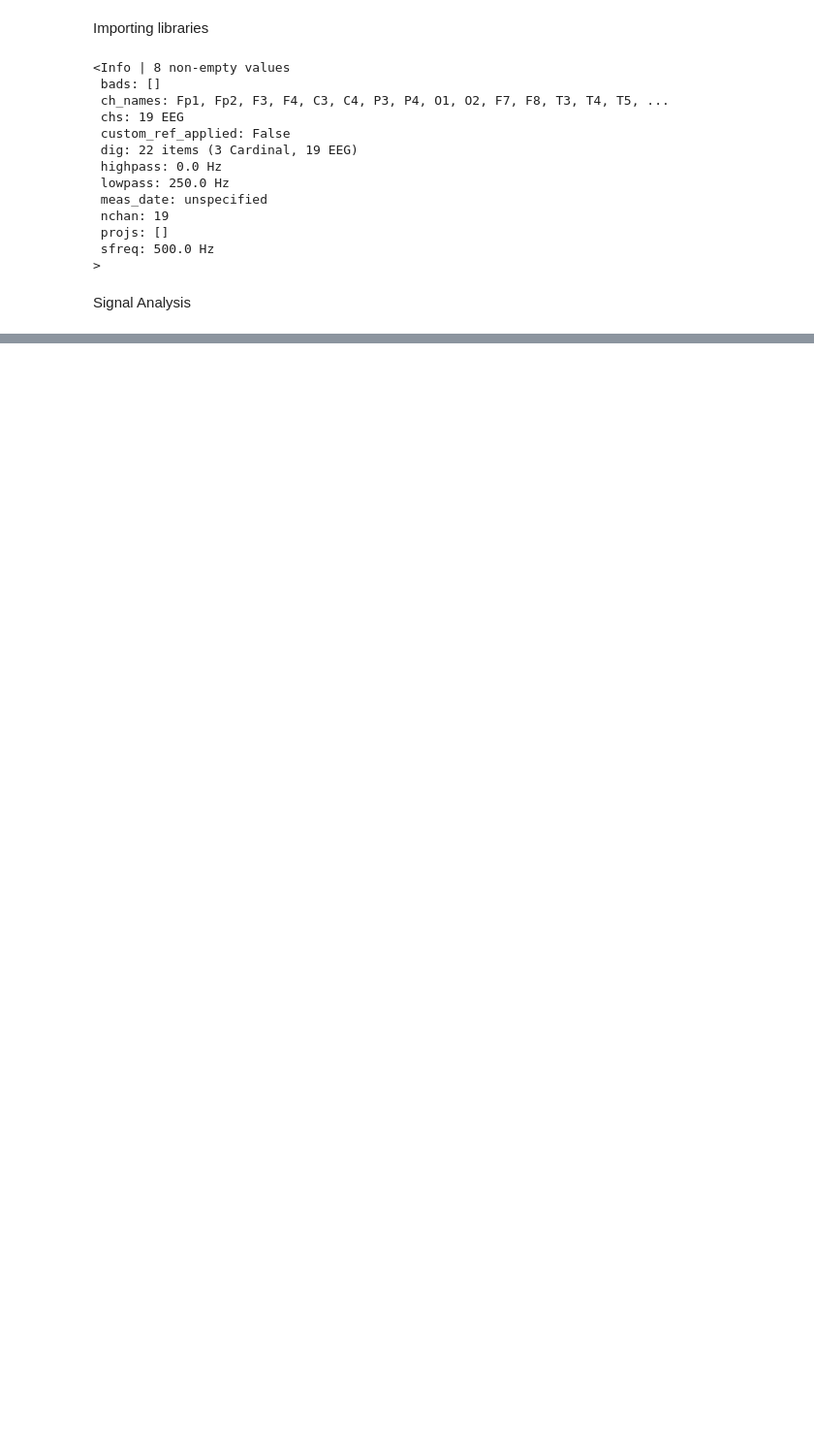
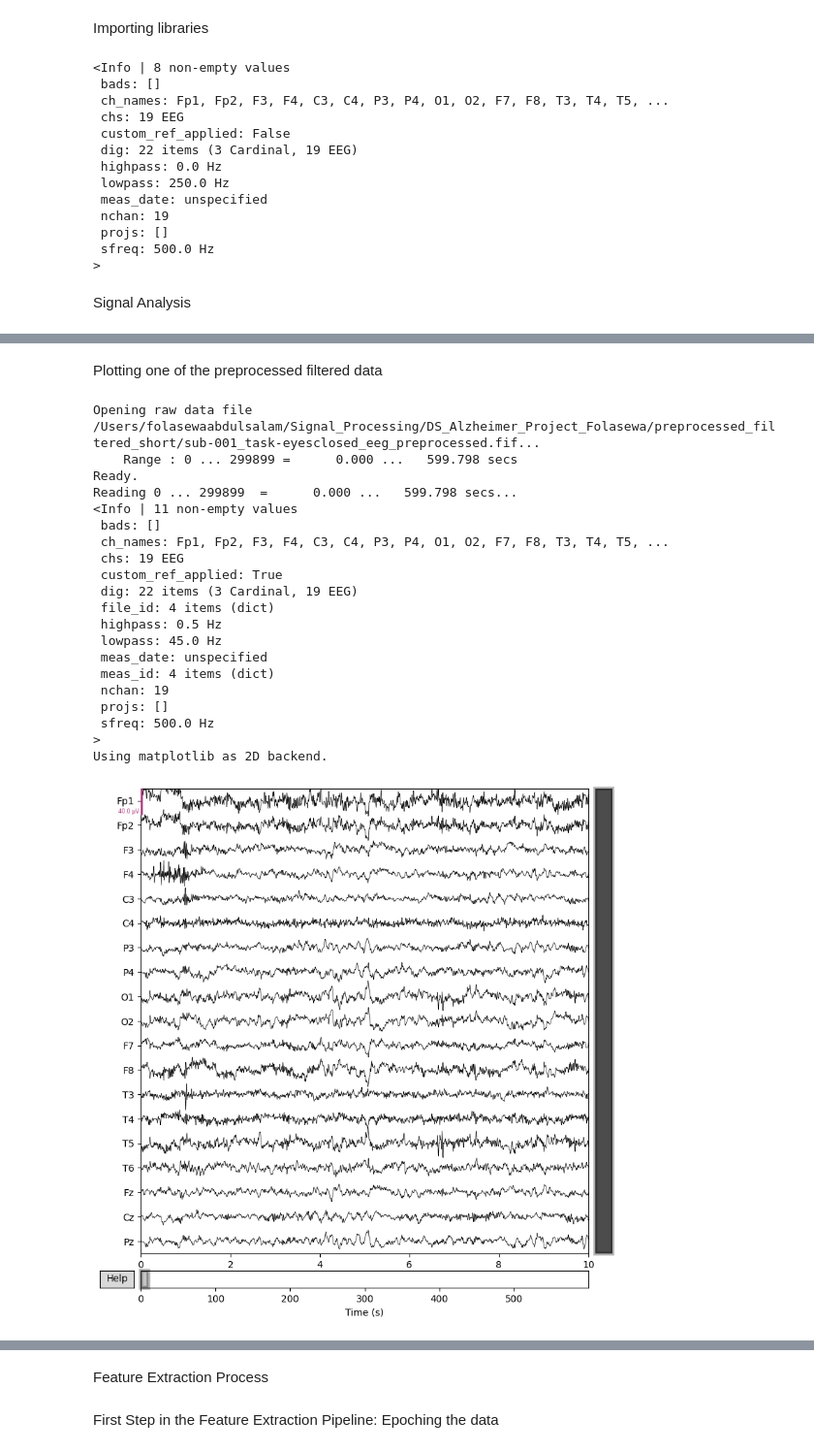
Before and after one commit to Folasewa/Signal_Processing_Projects, a Jupyter notebook: DS_Alzheimer_Project_Folasewa/alzheimer_classification_short.ipynb, the cells around one changed output, grey strips where cells are left out. Shown at 97% size. Saved outputs shown, nothing was run; the diff lists cells and outputs as text; code cells hidden in the pictures; blank space fills up the shorter version.

```diff
--- a/DS_Alzheimer_Project_Folasewa/alzheimer_classification_short.ipynb
+++ b/DS_Alzheimer_Project_Folasewa/alzheimer_classification_short.ipynb
@@ -251,0 +245,30 @@ FIR filter parameters
+# %% [markdown]
+Plotting one of the preprocessed filtered data
+# %%
+filtered_preprocessed = mne.io.read_raw_fif("/Users/folasewaabdulsalam/Signal_Processing/DS_Alzheimer_Project_Folasewa/preprocessed_filtered_short/sub-001_task-eyesclosed_eeg_preprocessed.fif", preload = True)
+
+print (filtered_preprocessed.info)
+
+filtered_preprocessed.plot()
+# %% [output]
+Opening raw data file /Users/folasewaabdulsalam/Signal_Processing/DS_Alzheimer_Project_Folasewa/preprocessed_filtered_short/sub-001_task-eyesclosed_eeg_preprocessed.fif...
+    Range : 0 ... 299899 =      0.000 ...   599.798 secs
+Ready.
+Reading 0 ... 299899  =      0.000 ...   599.798 secs...
+<Info | 11 non-empty values
+ bads: []
+ ch_names: Fp1, Fp2, F3, F4, C3, C4, P3, P4, O1, O2, F7, F8, T3, T4, T5, ...
+ chs: 19 EEG
+ custom_ref_applied: True
+ dig: 22 items (3 Cardinal, 19 EEG)
+ file_id: 4 items (dict)
+ highpass: 0.5 Hz
+ lowpass: 45.0 Hz
+ meas_date: unspecified
+ meas_id: 4 items (dict)
+ nchan: 19
+ projs: []
+ sfreq: 500.0 Hz
+>
+Using matplotlib as 2D backend.
+[figure, added]
@@ -251,0 +276,4 @@ FIR filter parameters
+# %% [markdown]
+Feature Extraction Process
+# %% [markdown]
+First Step in the Feature Extraction Pipeline: Epoching the data
```
Also changed, not shown: parts of 18 cells of this notebook, 1 other file.
